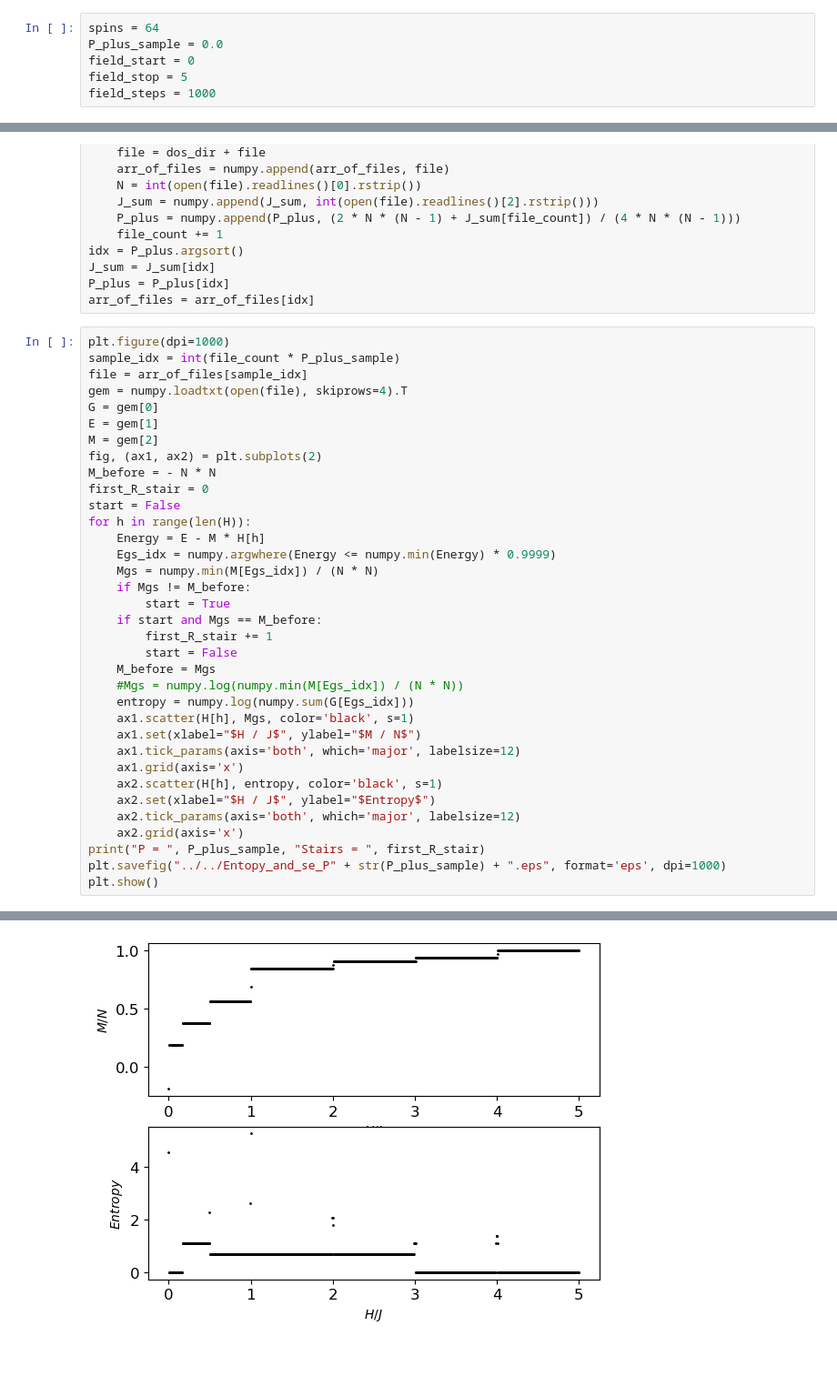
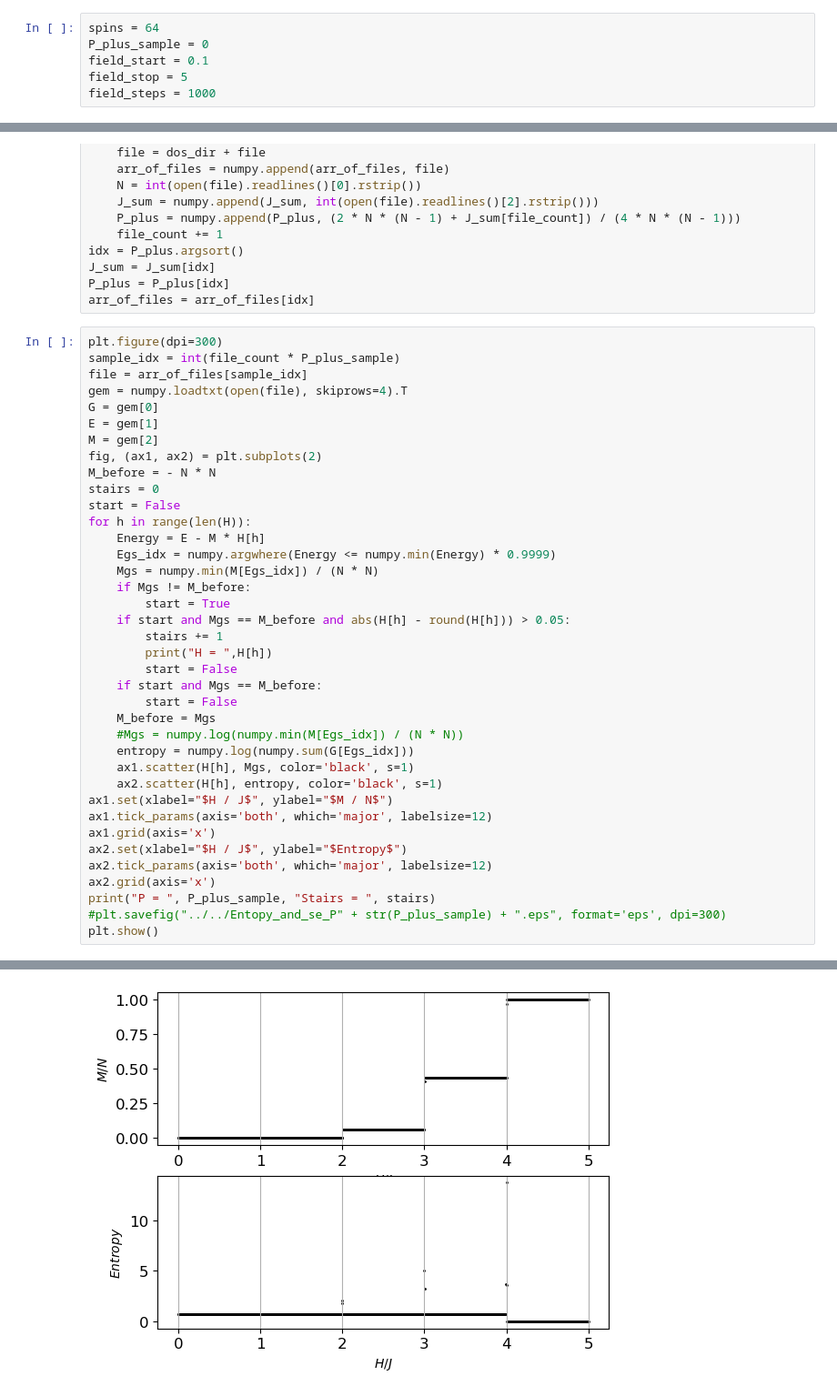
Before and after one commit to feirime/Ground-state-search-2D-Ising-model, a Jupyter notebook: images/scripts_and_programs/Entropy/ferfase.ipynb, the cells around one changed output, grey strips where cells are left out. Shown at 91% size. Drawn from its saved outputs; the diff is of its cells as text; blank space fills up the shorter version.

```diff
--- a/images/scripts_and_programs/Entropy/ferfase.ipynb
+++ b/images/scripts_and_programs/Entropy/ferfase.ipynb
@@ -11,8 +11,8 @@ def colorFader(mix=0):
     return mpl.colors.to_hex((1 - mix) * c1 + mix * c2)
 # %%
 spins = 64
-P_plus_sample = 0.0
-field_start = 0
+P_plus_sample = 0
+field_start = 0.1
 field_stop = 5
 field_steps = 1000
 # %%
@@ -35,7 +35,7 @@ J_sum = J_sum[idx]
 P_plus = P_plus[idx]
 arr_of_files = arr_of_files[idx]
 # %%
-plt.figure(dpi=1000)
+plt.figure(dpi=300)
 sample_idx = int(file_count * P_plus_sample)
 file = arr_of_files[sample_idx]
 gem = numpy.loadtxt(open(file), skiprows=4).T
@@ -44,7 +44,7 @@ E = gem[1]
 M = gem[2]
 fig, (ax1, ax2) = plt.subplots(2)
 M_before = - N * N
-first_R_stair = 0
+stairs = 0
 start = False
 for h in range(len(H)):
     Energy = E - M * H[h]
@@ -52,21 +52,24 @@ for h in range(len(H)):
     Mgs = numpy.min(M[Egs_idx]) / (N * N)
     if Mgs != M_before:
         start = True
+    if start and Mgs == M_before and abs(H[h] - round(H[h])) > 0.05:
+        stairs += 1
+        print("H = ",H[h])
+        start = False
     if start and Mgs == M_before:
-        first_R_stair += 1
         start = False
     M_before = Mgs
     #Mgs = numpy.log(numpy.min(M[Egs_idx]) / (N * N))
     entropy = numpy.log(numpy.sum(G[Egs_idx]))
     ax1.scatter(H[h], Mgs, color='black', s=1)
-    ax1.set(xlabel="$H / J$", ylabel="$M / N$")
-    ax1.tick_params(axis='both', which='major', labelsize=12)
-    ax1.grid(axis='x')
     ax2.scatter(H[h], entropy, color='black', s=1)
-    ax2.set(xlabel="$H / J$", ylabel="$Entropy$")
-    ax2.tick_params(axis='both', which='major', labelsize=12)
-    ax2.grid(axis='x')
-print("P = ", P_plus_sample, "Stairs = ", first_R_stair)
-plt.savefig("../../Entopy_and_se_P" + str(P_plus_sample) + ".eps", format='eps', dpi=1000)
+ax1.set(xlabel="$H / J$", ylabel="$M / N$")
+ax1.tick_params(axis='both', which='major', labelsize=12)
+ax1.grid(axis='x')
+ax2.set(xlabel="$H / J$", ylabel="$Entropy$")
+ax2.tick_params(axis='both', which='major', labelsize=12)
+ax2.grid(axis='x')
+print("P = ", P_plus_sample, "Stairs = ", stairs)
+#plt.savefig("../../Entopy_and_se_P" + str(P_plus_sample) + ".eps", format='eps', dpi=300)
 plt.show()
 # %% [output]
@@ -75,4 +78,4 @@ P =  0.6 Stairs =  7
-[figure, old version]
+[figure, new version]
 # %%
 plt.figure(dpi=300)
 idxs = [i for i, x in enumerate(P_plus) if x > P_plus_sample]
```
Also changed, not shown: parts of 4 cells of this notebook, 2 other files.
